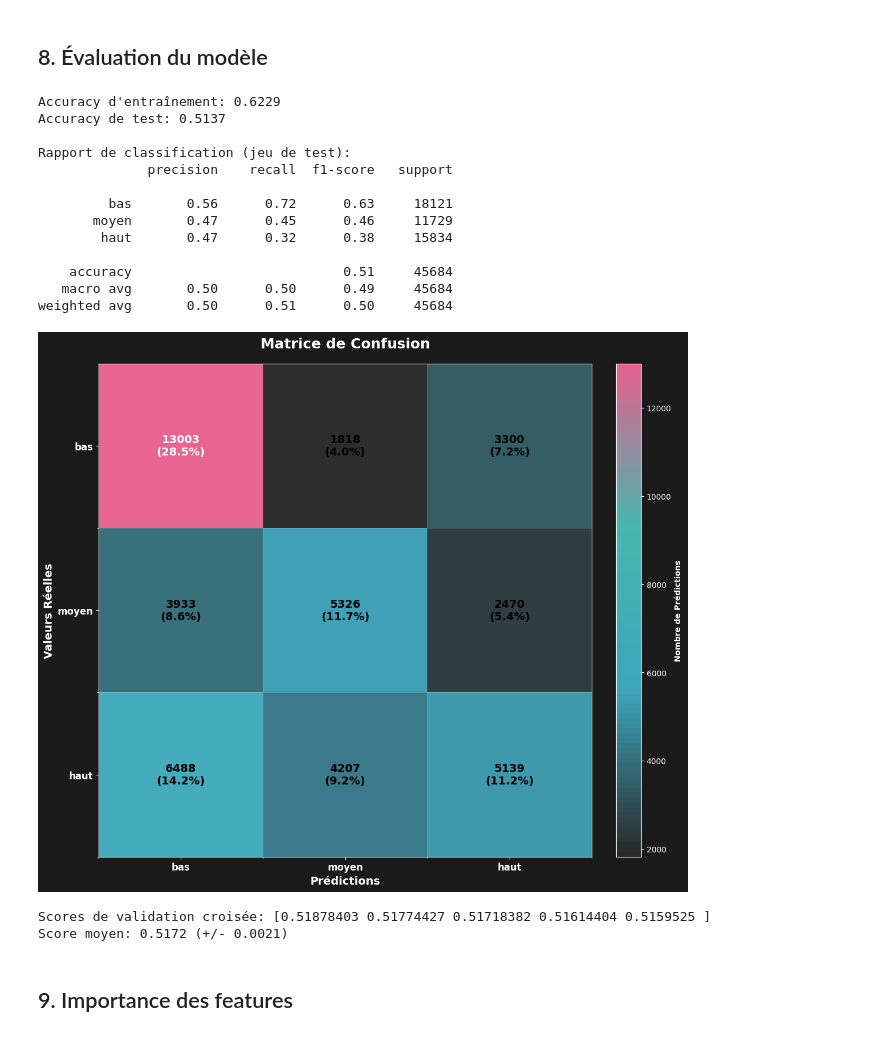
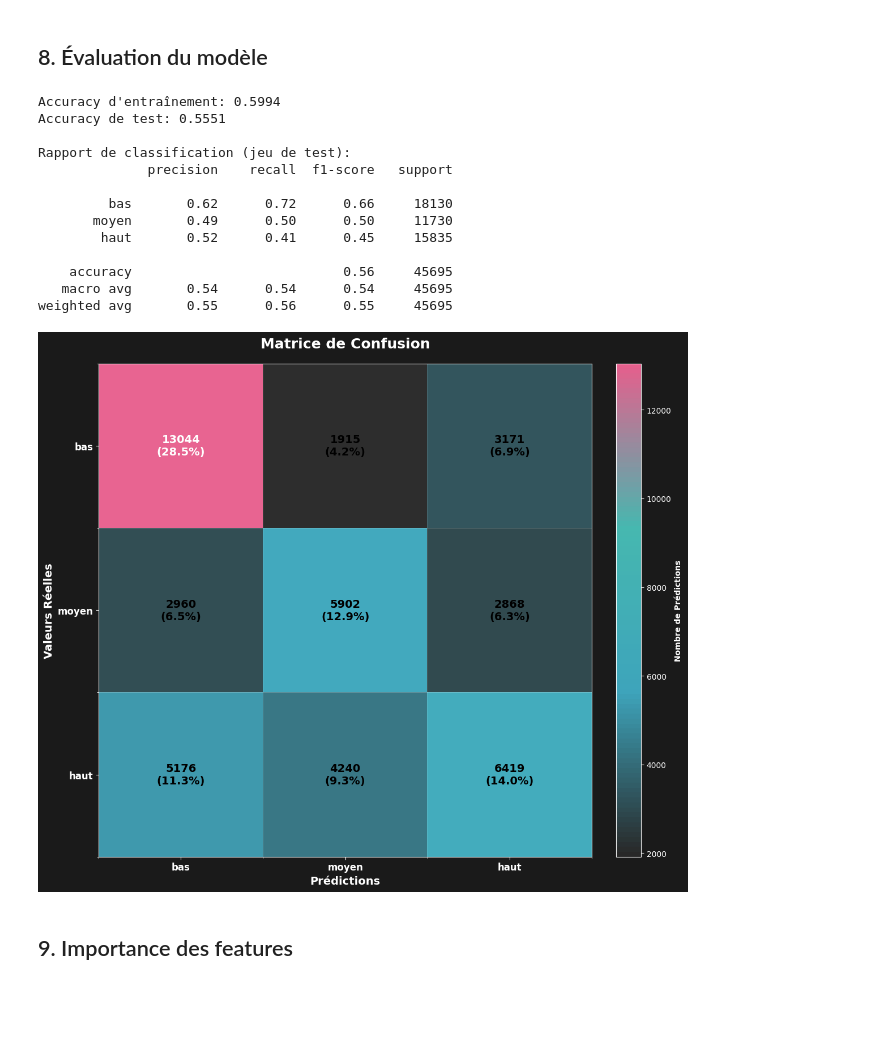
Before and after one commit to laurentf/itadaki-ML, a Jupyter notebook: calorie_prediction_notebook.ipynb, the cells around one changed output. Drawn from its saved outputs; the diff is of its cells as text; code cells hidden in the pictures; blank space fills up the shorter version.

```diff
--- a/calorie_prediction_notebook.ipynb
+++ b/calorie_prediction_notebook.ipynb
@@ -516,8 +553,8 @@ Meilleur score de validation croisée: 0.5151
 ## 8. Évaluation du modèle
 # %%
 # Prédictions
-y_pred_train = best_rf.predict(X_train)
-y_pred_test = best_rf.predict(X_test)
+y_pred_train = best_xgb.predict(X_train)
+y_pred_test = best_xgb.predict(X_test)
 
 # Scores d'accuracy
 train_accuracy = accuracy_score(y_train, y_pred_train)
@@ -566,45 +603,43 @@ ax.set_yticklabels(class_names, fontsize=12, color='white', fontweight='bold')
 
 # Titres et labels
 ax.set_title('Matrice de Confusion', fontsize=18, fontweight='bold',
              color='white', pad=20)
 ax.set_xlabel('Prédictions', fontsize=14, fontweight='bold', color='white')
 ax.set_ylabel('Valeurs Réelles', fontsize=14, fontweight='bold', color='white')
 
 # Colorbar harmonisée
 cbar = plt.colorbar(im, ax=ax, fraction=0.046, pad=0.04)
 cbar.ax.yaxis.set_tick_params(color='white')
 cbar.ax.tick_params(labelcolor='white')
 cbar.set_label('Nombre de Prédictions', color='white', fontweight='bold')
 
 # Grille subtile
 ax.set_xticks(np.arange(len(class_names) + 1) - 0.5, minor=True)
 ax.set_yticks(np.arange(len(class_names) + 1) - 0.5, minor=True)
 ax.grid(which='minor', color='white', linestyle='-', linewidth=0.5, alpha=0.3)
 
 plt.tight_layout()
 plt.show()
 
 # Validation croisée
-cv_scores = cross_val_score(best_rf, X_train, y_train, cv=5, scoring='accuracy')
+cv_scores = cross_val_score(best_xgb, X_train, y_train, cv=5, scoring='accuracy')
 print(f"\nScores de validation croisée: {cv_scores}")
 print(f"Score moyen: {cv_scores.mean():.4f} (+/- {cv_scores.std() * 2:.4f})")
 # %% [output]
-Accuracy d'entraînement: 0.6229
-Accuracy de test: 0.5137
+Accuracy d'entraînement: 0.5994
+Accuracy de test: 0.5551
 
 Rapport de classification (jeu de test):
               precision    recall  f1-score   support
 
-         bas       0.56      0.72      0.63     18121
-       moyen       0.47      0.45      0.46     11729
-        haut       0.47      0.32      0.38     15834
+         bas       0.62      0.72      0.66     18130
+       moyen       0.49      0.50      0.50     11730
+        haut       0.52      0.41      0.45     15835
 
-    accuracy                           0.51     45684
-   macro avg       0.50      0.50      0.49     45684
-weighted avg       0.50      0.51      0.50     45684
+    accuracy                           0.56     45695
+   macro avg       0.54      0.54      0.54     45695
+weighted avg       0.55      0.56      0.55     45695
-[figure, old version]
+[figure, new version]
-Scores de validation croisée: [0.51878403 0.51774427 0.51718382 0.51614404 0.5159525 ]
-Score moyen: 0.5172 (+/- 0.0021)
 # %% [markdown]
 ## 9. Importance des features
 # %%
```
Also changed, not shown: parts of 14 cells of this notebook, 1 other file.
